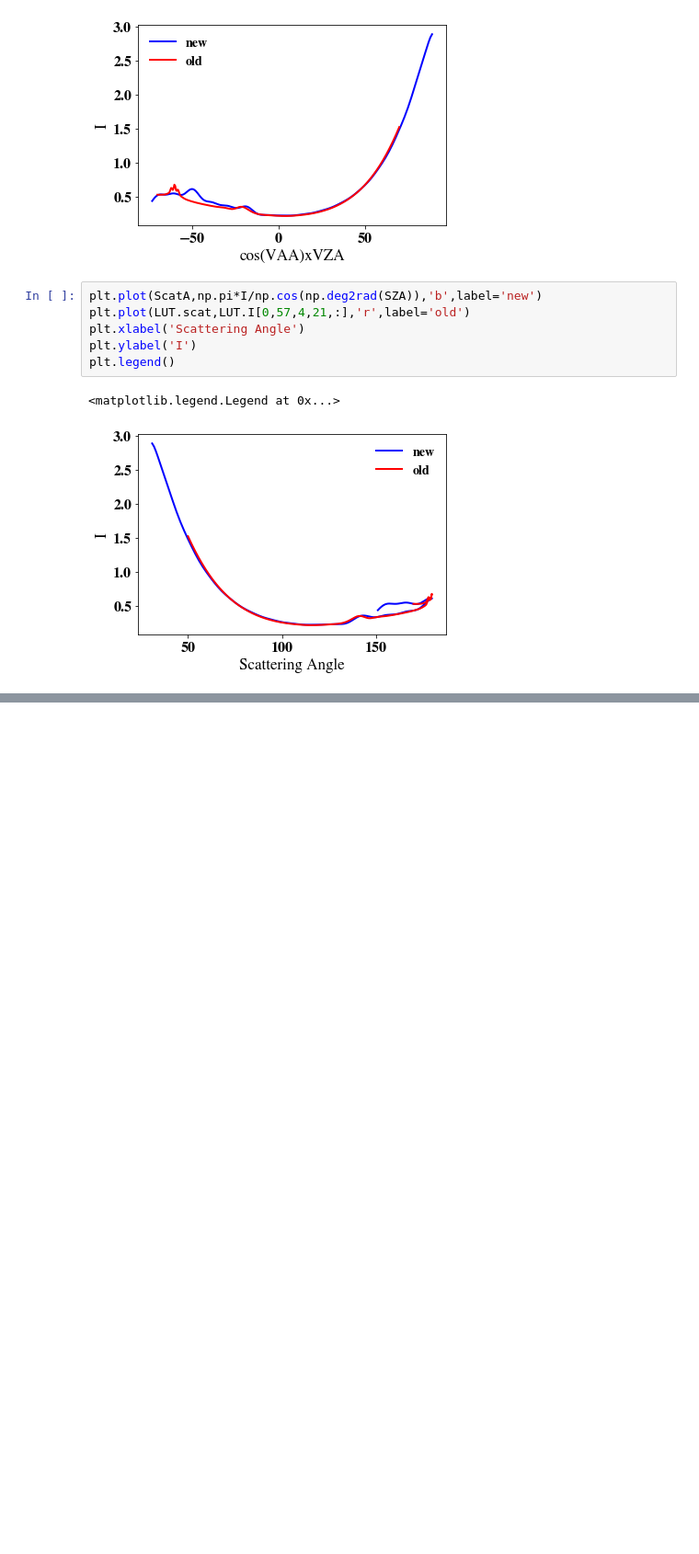
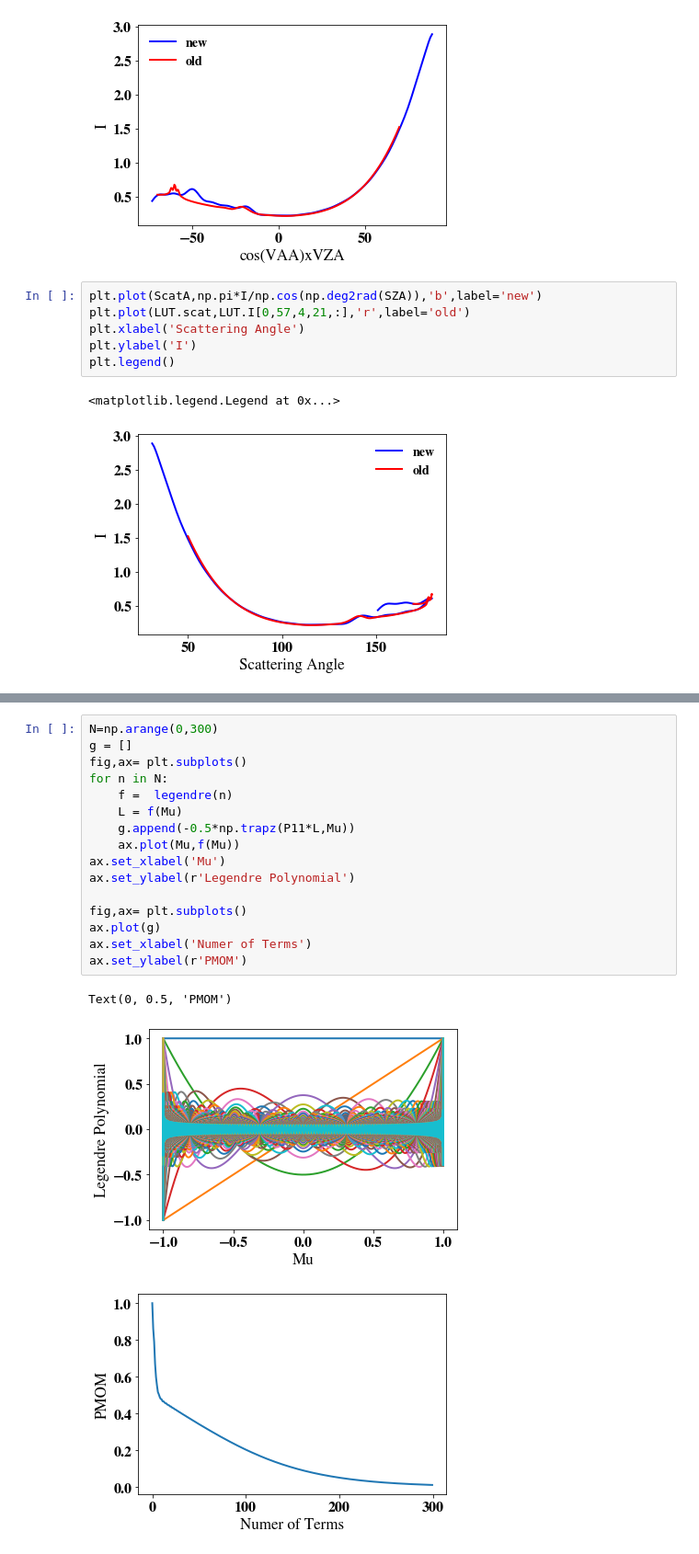
Before and after one commit to cpnHere/ACRS, a Jupyter notebook: LUTs/using_DISORT/lut_desk.ipynb, the cells around one changed output, grey strips where cells are left out. Shown at 92% size. Cells and saved outputs as stored; diff of their text form; blank space fills up the shorter version.

```diff
--- a/LUTs/using_DISORT/lut_desk.ipynb
+++ b/LUTs/using_DISORT/lut_desk.ipynb
@@ -72,0 +165,20 @@ plt.legend()
+# %%
+N=np.arange(0,300)
+g = []
+fig,ax= plt.subplots()
+for n in N:
+    f =  legendre(n)
+    L = f(Mu)
+    g.append(-0.5*np.trapz(P11*L,Mu))
+    ax.plot(Mu,f(Mu))
+ax.set_xlabel('Mu')
+ax.set_ylabel(r'Legendre Polynomial')
+
+fig,ax= plt.subplots()
+ax.plot(g)
+ax.set_xlabel('Numer of Terms')
+ax.set_ylabel(r'PMOM')
+# %% [output]
+Text(0, 0.5, 'PMOM')
+[figure, added]
+[figure, added]
```
Also changed, not shown: parts of 14 cells of this notebook.
